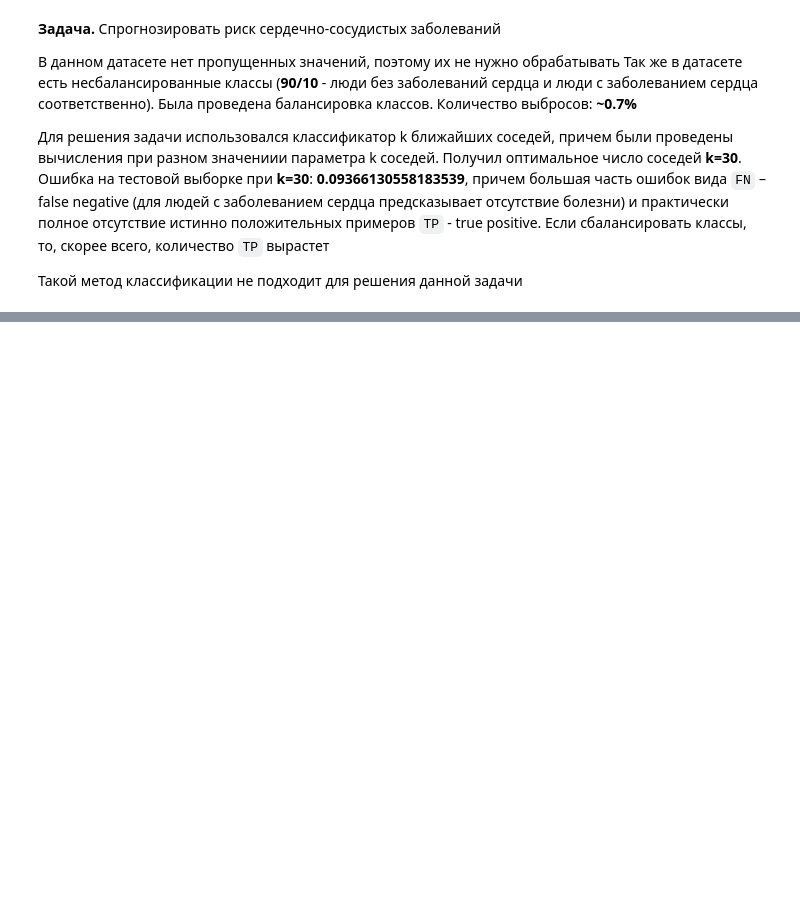
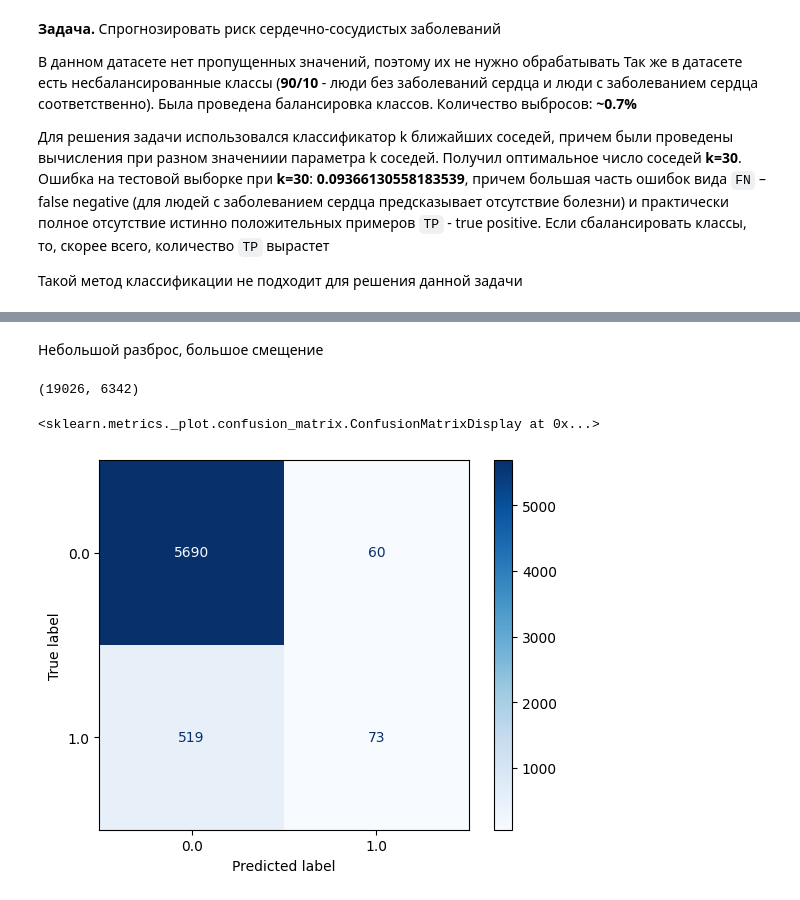
Before and after one commit to qr3x/MLDA-4th-year, a Jupyter notebook: Statistical classification.ipynb, the cells around one changed output, grey strips where cells are left out. Drawn from its saved outputs; the diff is of its cells as text; code cells hidden in the pictures; blank space fills up the shorter version.

```diff
--- a/Statistical classification.ipynb
+++ b/Statistical classification.ipynb
@@ -716,0 +757,19 @@ pass
+# %% [markdown]
+Небольшой разброс, большое смещение
+# %%
+X_train, X_test, y_train, y_test = train_test_split(X, y, train_size = 0.075, test_size = 0.025, random_state = 42)
+
+N_train, _ = X_train.shape
+N_test,  _ = X_test.shape
+
+N_train, N_test
+# %% [output]
+(19026, 6342)
+# %%
+model = LogisticRegression(max_iter=600)
+model.fit(X_train, y_train)
+
+ConfusionMatrixDisplay.from_estimator(model, X_test, y_test, cmap=plt.cm.Blues)
+# %% [output]
+<sklearn.metrics._plot.confusion_matrix.ConfusionMatrixDisplay at 0x...>
+[figure, added]
```
Also changed, not shown: parts of 21 cells of this notebook.
